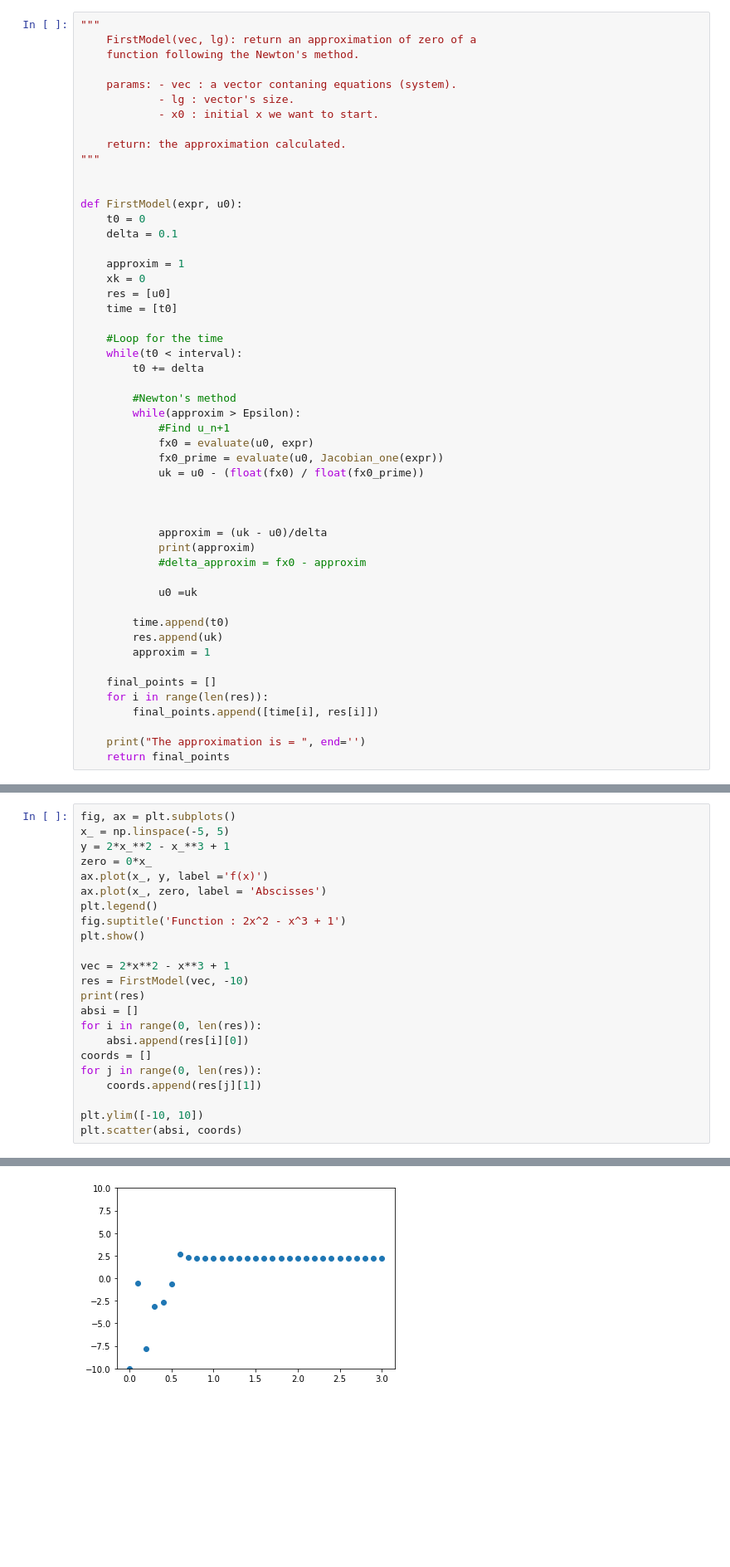
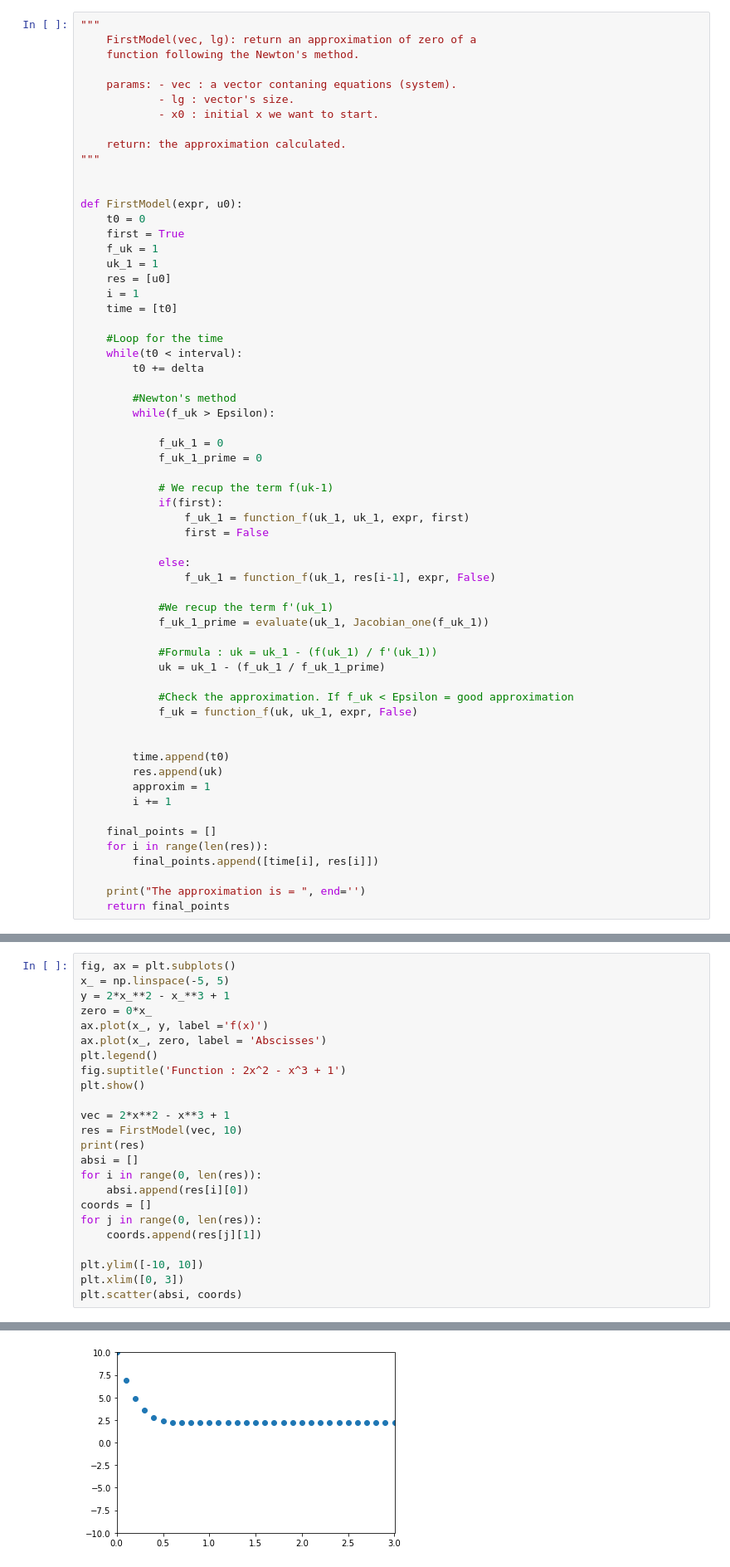
Before and after one commit to AlexPoiron/FirstModel, a Jupyter notebook: Main.ipynb, the cells around one changed output, grey strips where cells are left out. Shown at 83% size. Saved outputs shown, nothing was run; the diff lists cells and outputs as text; blank space fills up the shorter version.

Commit message:
all changed. Check error with the new f_uk

```diff
--- a/Main.ipynb
+++ b/Main.ipynb
@@ -40,11 +52,11 @@ Epsilon = 10**-2
 
 def FirstModel(expr, u0):
     t0 = 0
-    delta = 0.1
-
-    approxim = 1
-    xk = 0
+    first = True
+    f_uk = 1
+    uk_1 = 1
     res = [u0]
+    i = 1
     time = [t0]
 
     #Loop for the time
@@ -52,23 +64,33 @@ def FirstModel(expr, u0):
         t0 += delta
 
         #Newton's method
-        while(approxim > Epsilon):
-            #Find u_n+1
-            fx0 = evaluate(u0, expr)
-            fx0_prime = evaluate(u0, Jacobian_one(expr))
-            uk = u0 - (float(fx0) / float(fx0_prime))
+        while(f_uk > Epsilon):
 
+            f_uk_1 = 0
+            f_uk_1_prime = 0
 
+            # We recup the term f(uk-1)
+            if(first):
+                f_uk_1 = function_f(uk_1, uk_1, expr, first)
+                first = False
 
-            approxim = (uk - u0)/delta
-            print(approxim)
-            #delta_approxim = fx0 - approxim
+            else:
+                f_uk_1 = function_f(uk_1, res[i-1], expr, False)
 
-            u0 =uk
+            #We recup the term f'(uk_1)
+            f_uk_1_prime = evaluate(uk_1, Jacobian_one(f_uk_1))
+
+            #Formula : uk = uk_1 - (f(uk_1) / f'(uk_1))
+            uk = uk_1 - (f_uk_1 / f_uk_1_prime)
+
+            #Check the approximation. If f_uk < Epsilon = good approximation
+            f_uk = function_f(uk, uk_1, expr, False)
+
 
         time.append(t0)
         res.append(uk)
         approxim = 1
+        i += 1
 
     final_points = []
     for i in range(len(res)):
@@ -91,7 +122,7 @@ fig.suptitle('Function : 2x^2 - x^3 + 1')
 plt.show()
 
 vec = 2*x**2 - x**3 + 1
-res = FirstModel(vec, -10)
+res = FirstModel(vec, 10)
 print(res)
 absi = []
 for i in range(0, len(res)):
@@ -101,6 +132,7 @@ for j in range(0, len(res)):
     coords.append(res[j][1])
 
 plt.ylim([-10, 10])
+plt.xlim([0, 3])
 plt.scatter(absi, coords)
 # %% [output]
 [figure]
@@ -124,5 +140,5 @@ The approximation is = [[0, -10], [0.1, -0.5405476552042288], [0.2, -7.793494475
 <matplotlib.collections.PathCollection at 0x...>
-[figure, old version]
+[figure, new version]
 # %%
 fig, ax = plt.subplots()
 x_ = np.linspace(-5, 5)
```
Also changed, not shown: parts of 6 cells of this notebook.
